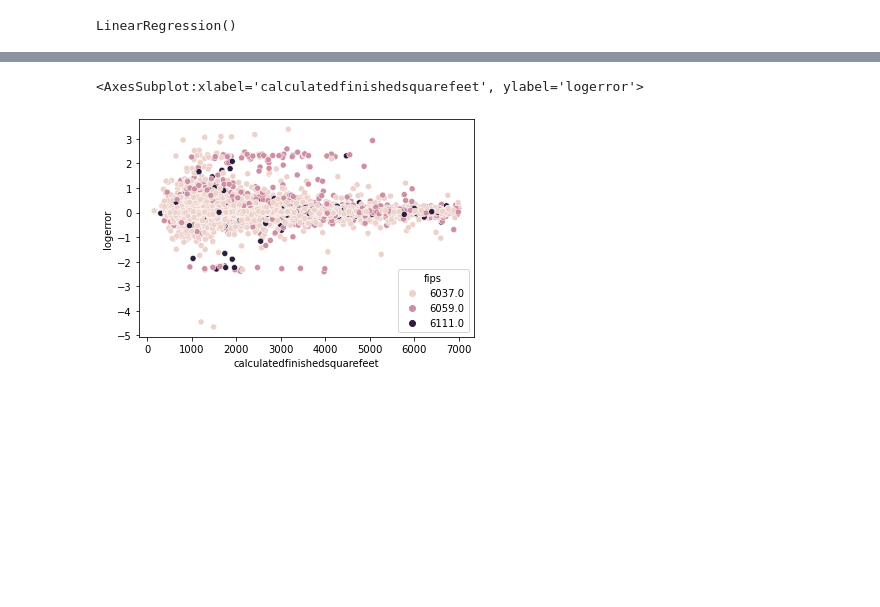
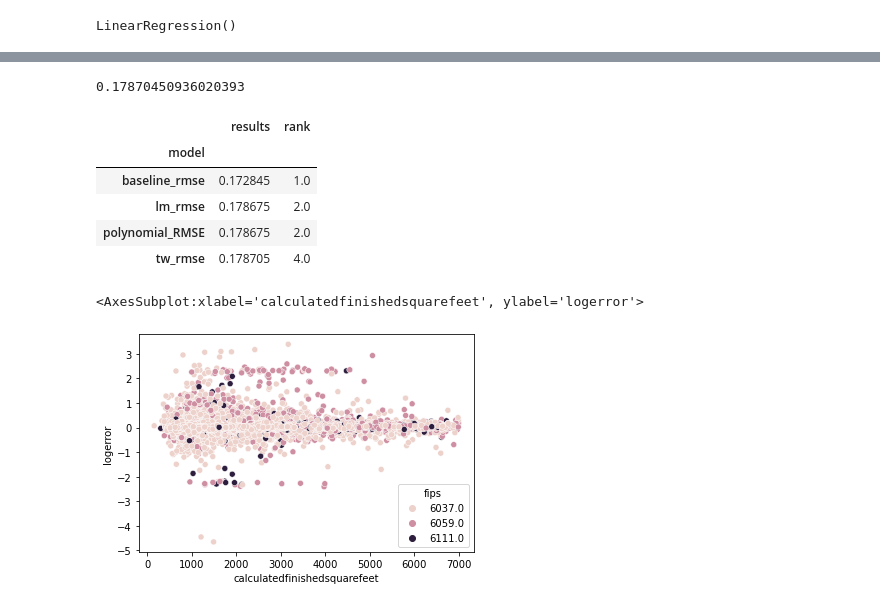
Before and after one commit to lukewbecker/clustering-project, a Jupyter notebook: zillow_mvp_cleaned.ipynb, the cells around one changed output, grey strips where cells are left out. Drawn from its saved outputs; the diff is of its cells as text; code cells hidden in the pictures; blank space fills up the shorter version.

```diff
--- a/zillow_mvp_cleaned.ipynb
+++ b/zillow_mvp_cleaned.ipynb
@@ -1155,0 +1282,23 @@ plt.scatter(y_train_predict.logerror, y_train_predict.yhat_baseline, label='Base
+# %%
+
+# Make predictions
+tw_pred_v = tw.predict(X_validate_features)
+# Compute root mean squared error
+tw_rmse_v = mean_squared_error(y_validate, tw_pred_v)**(1/2)
+tw_rmse_v
+# %% [output]
+0.17870450936020393
+# %%
+results_v = baseline_rmse, lm_rmse_v, lm_squared_rmse_v, tw_rmse_v
+result_names_v = ["baseline_rmse", "lm_rmse", "polynomial_RMSE", "tw_rmse"]
+
+result_df_v = pd.DataFrame({'results': results_v, 'model': result_names_v}).set_index('model')
+result_df_v['rank'] = result_df_v['results'].rank().round()
+result_df_v.sort_values(by = ['rank'])
+# %% [output]
+|  | results | rank |
+| model |  |  |
+| baseline_rmse | 0.172845 | 1.0 |
+| lm_rmse | 0.178675 | 2.0 |
+| polynomial_RMSE | 0.178675 | 2.0 |
+| tw_rmse | 0.178705 | 4.0 |
```
Also changed, not shown: parts of 34 cells of this notebook.
